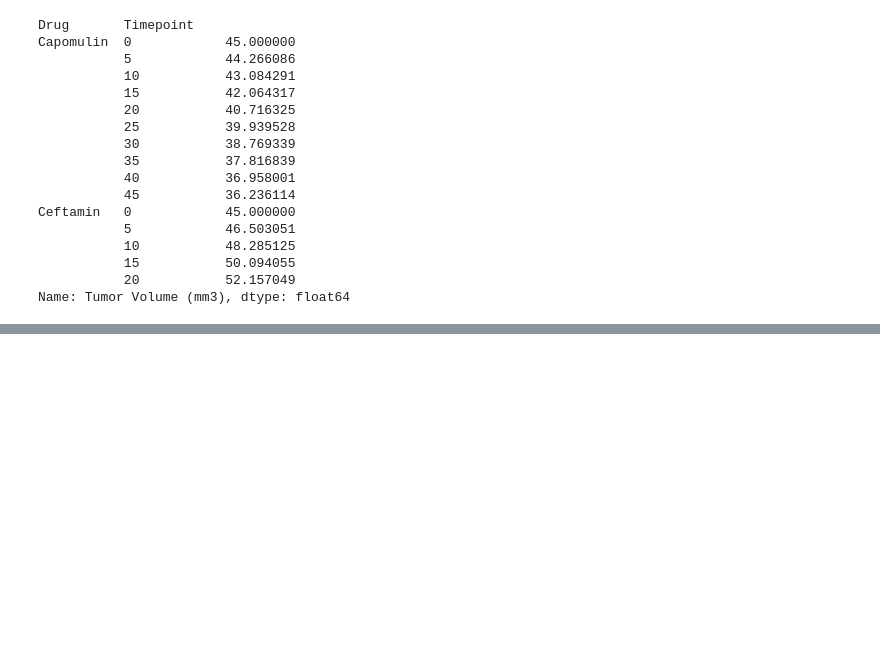
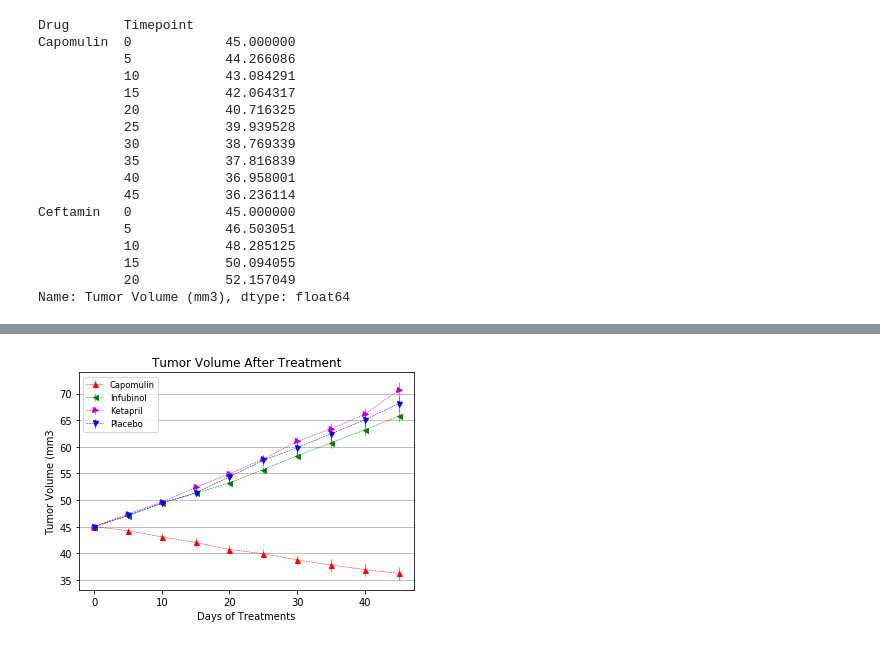
Before and after one commit to ejmayer/matplotlib-challenge, a Jupyter notebook: Pymaceuticals.ipynb, the cells around one changed output, grey strips where cells are left out. Drawn from its saved outputs; the diff is of its cells as text; code cells hidden in the pictures; blank space fills up the shorter version.

```diff
--- a/Pymaceuticals.ipynb
+++ b/Pymaceuticals.ipynb
@@ -101,4 +127,5 @@ avg_tumor_vol.head(15)
 # %%
-#avg_tumor_vol.pivot(index='Timepoint', columns='Drug', values='Tumor Volume (mm3')
-#avg_tumor_vol
+# pivot avg tumor vol
+avg_tumor_vol_pv = avg_tumor_vol.pivot(index="Timepoint", columns="Drug")["Tumor Volume (mm3)"]
+avg_tumor_vol_pv
 # %% [output]
@@ -116,6 +166,9 @@ se_volume_by_drug_time.head(15)
 # %%
 # Convert to DataFrame
-se_tumor_vol = pd.DataFrame(se_volume_by_drug_time)
-
-# Preview DataFrame
-se_tumor_vol
+se_avg_tumor_vol = pd.DataFrame(se_volume_by_drug_time)
+# %%
+# rest index
+se_avg_tumor_vol = se_avg_tumor_vol.reset_index(inplace=False)
+
+# Preview DataFrame
+se_avg_tumor_vol
@@ -121,0 +189,4 @@ se_tumor_vol
+# %%
+# pivot se avg tumor vol
+se_avg_tumor_vol_pv = se_avg_tumor_vol.pivot(index="Timepoint", columns="Drug")["Tumor Volume (mm3)"]
+se_avg_tumor_vol_pv
@@ -121,0 +206,16 @@ se_tumor_vol
+# %%
+# graph tumor volume size after treatment with error bars of requested drugs and placebo
+plt.errorbar(avg_tumor_vol_pv.index, avg_tumor_vol_pv["Capomulin"], yerr=se_avg_tumor_vol_pv["Capomulin"], color="r", marker="^", markersize=5,linestyle="dashed", linewidth=0.50)
+plt.errorbar(avg_tumor_vol_pv.index, avg_tumor_vol_pv["Infubinol"], yerr=se_avg_tumor_vol_pv["Infubinol"], color="g", marker="<", markersize=5,linestyle="dashed", linewidth=0.50)
+plt.errorbar(avg_tumor_vol_pv.index, avg_tumor_vol_pv["Ketapril"], yerr=se_avg_tumor_vol_pv["Ketapril"], color="m", marker=">", markersize=5,linestyle="dashed", linewidth=0.50)
+plt.errorbar(avg_tumor_vol_pv.index, avg_tumor_vol_pv["Placebo"], yerr=se_avg_tumor_vol_pv["Placebo"], color="b", marker="v", markersize=5,linestyle="dashed", linewidth=0.50)
+
+plt.title("Tumor Volume After Treatment")
+plt.ylabel("Tumor Volume (mm3"))
+plt.xlabel("Days of Treatments")
+plt.grid(axis="y")
+plt.legend(["Capomulin", "Infubinol", "Ketapril", "Placebo"], loc="upperleft", fontsize="small")
+
+plt.show()
+# %% [output]
+[figure, added]
```
Also changed, not shown: parts of 37 cells of this notebook.
